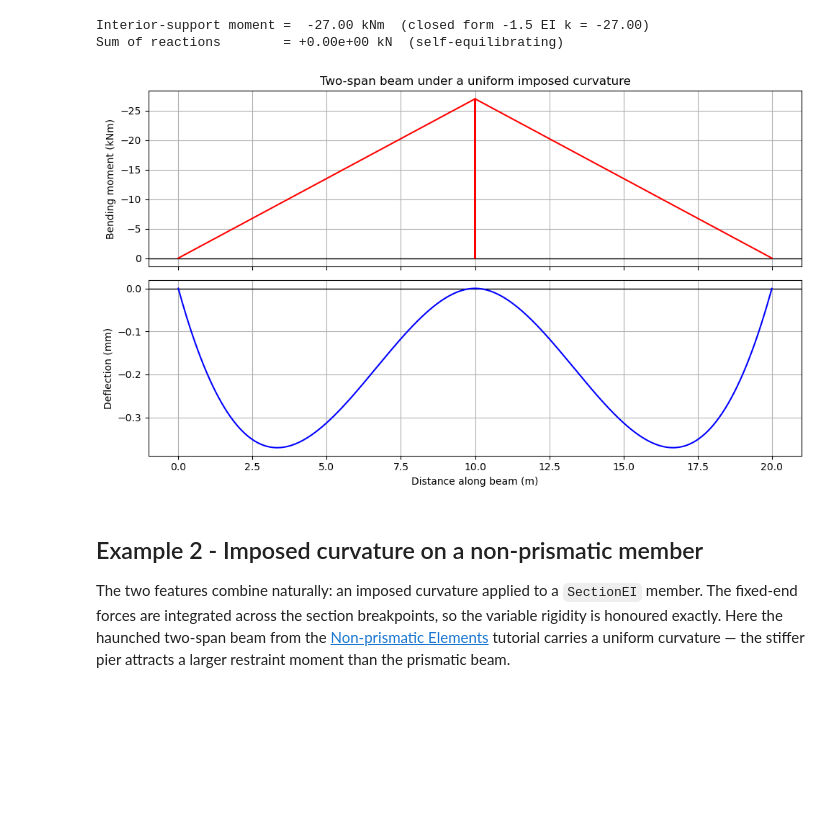
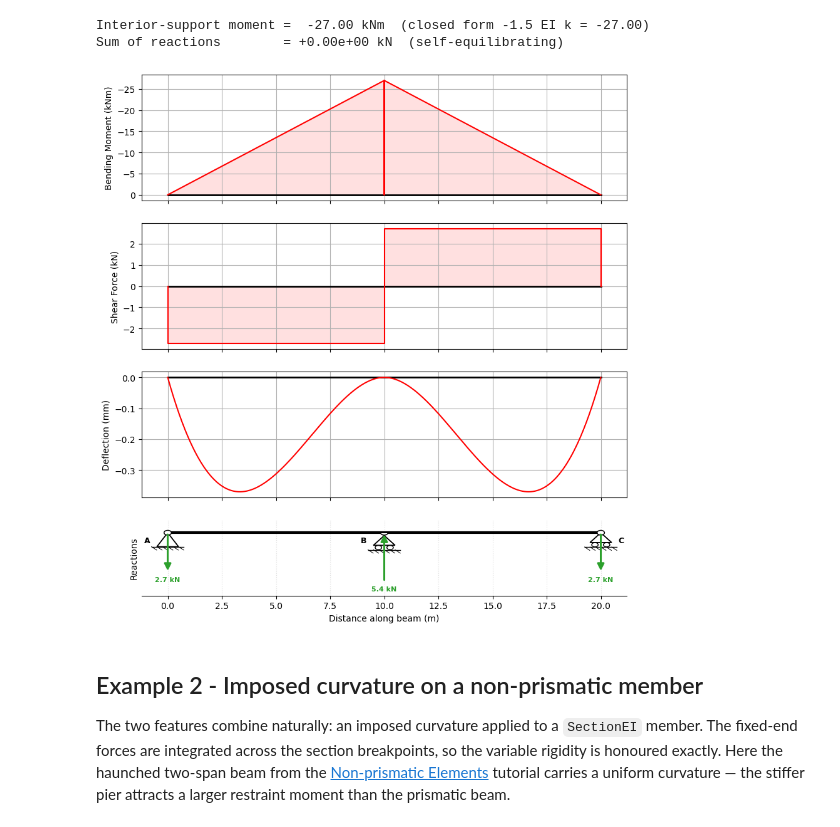
Before and after one commit to ccaprani/pycba, a Jupyter notebook: docs/source/notebooks/creep_shrinkage_thermal.ipynb, the cells around one changed output. Drawn from its saved outputs; the diff is of its cells as text; code cells hidden in the pictures; blank space fills up the shorter version.

```diff
--- a/docs/source/notebooks/creep_shrinkage_thermal.ipynb
+++ b/docs/source/notebooks/creep_shrinkage_thermal.ipynb
@@ -35,23 +35,10 @@ print(f"Sum of reactions        = {np.sum(ba.beam_results.R):+.2e} kN  (self-equ
 Interior-support moment =  -27.00 kNm  (closed form -1.5 EI k = -27.00)
 Sum of reactions        = +0.00e+00 kN  (self-equilibrating)
 # %%
-# Bending moment and deflected shape under the imposed curvature.
-fig, axs = plt.subplots(2, 1, figsize=(10, 6), sharex=True)
-axs[0].axhline(0, color="k", lw=1.0)
-axs[0].plot(res.x, res.M, "r")
-axs[0].invert_yaxis()
-axs[0].set_ylabel("Bending moment (kNm)")
-axs[0].set_title("Two-span beam under a uniform imposed curvature")
-axs[0].grid(True)
-
-axs[1].axhline(0, color="k", lw=1.0)
-axs[1].plot(res.x, res.D * 1e3, "b")
-axs[1].set_ylabel("Deflection (mm)")
-axs[1].set_xlabel("Distance along beam (m)")
-axs[1].grid(True)
-fig.tight_layout()
+# Bending moment, shear and deflected shape under the imposed curvature
+ba.plot_results(show_beam=False);
 # %% [output]
-[figure, old version]
+[figure, new version]
 # %% [markdown]
 ## Example 2 - Imposed curvature on a non-prismatic member
 
```
Also changed, not shown: parts of 2 cells of this notebook, 13 other files.
